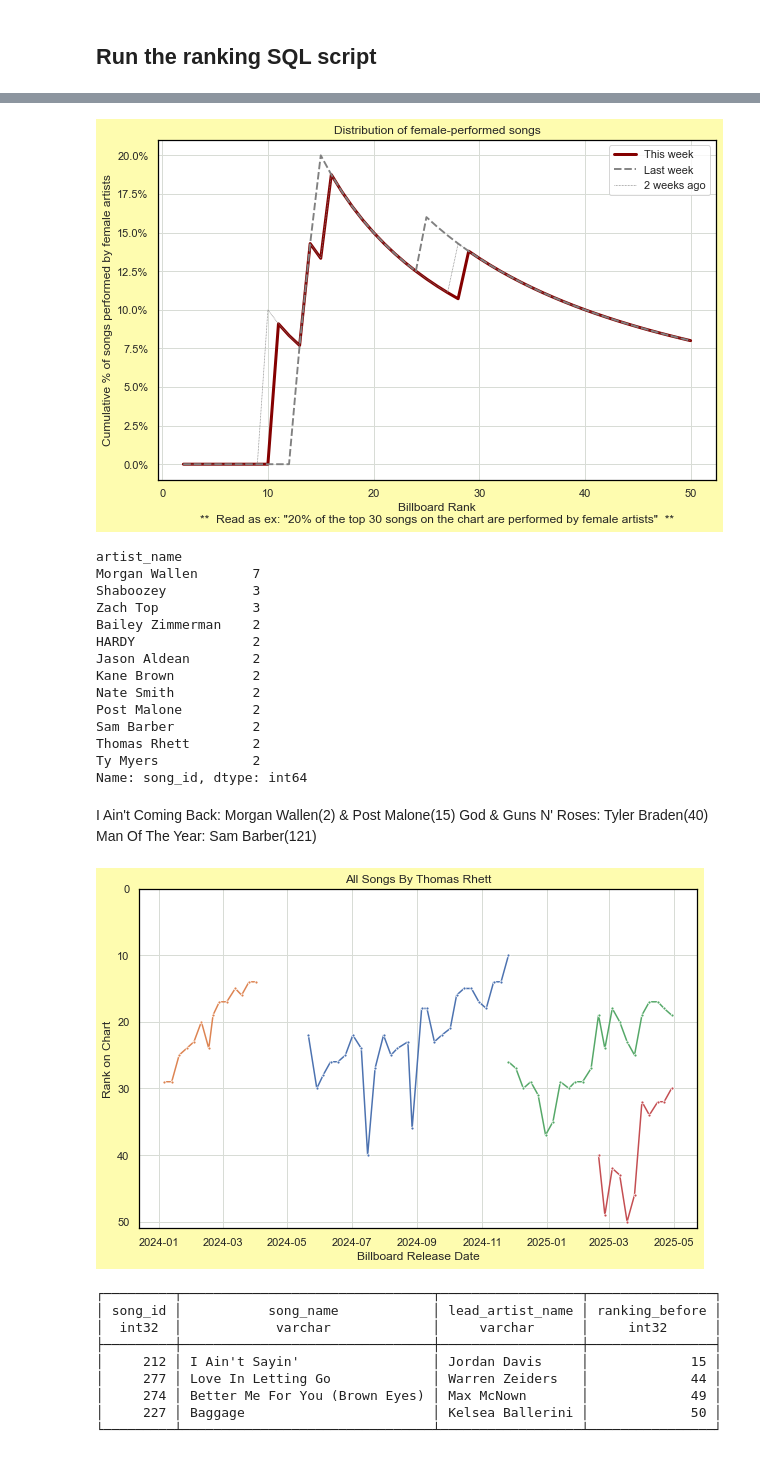
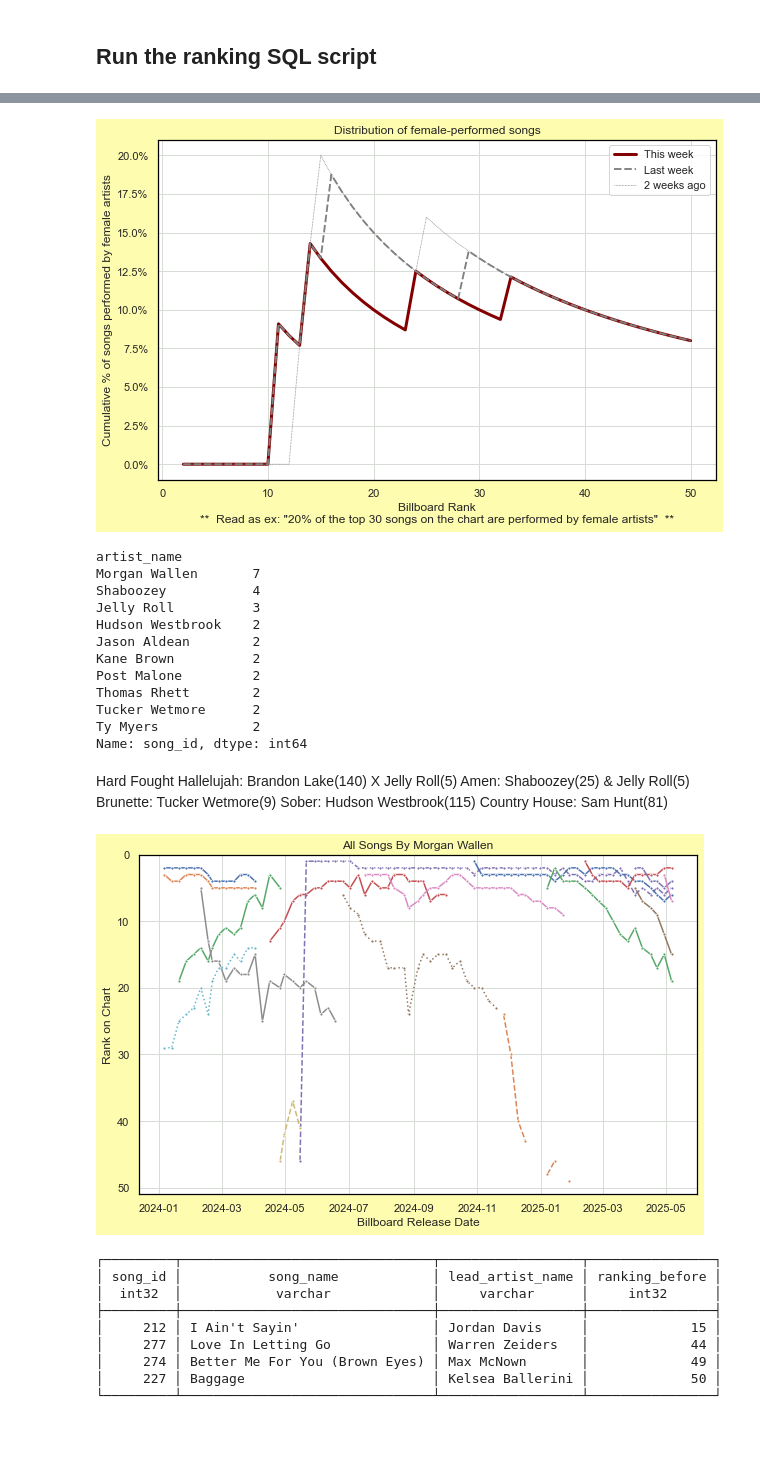
Before and after one commit to jwmanahan/billboard, a Jupyter notebook: add_new_week.ipynb, the cells around one changed output, grey strips where cells are left out. Cells and saved outputs as stored; diff of their text form; code cells hidden in the pictures.

```diff
--- a/add_new_week.ipynb
+++ b/add_new_week.ipynb
@@ -33,7 +33,7 @@ sns.set(
 # Change the billboard_observation_date!
 # %%
 current_date = date.today().strftime('%Y-%m-%d')
-billboard_observation_date = '2025-04-29'
+billboard_observation_date = '2025-05-06'
 # %%
 # Set up SQL connection
 %config SqlMagic.autopandas = True
@@ -746,7 +774,7 @@ plt.xlabel(
 plt.ylabel('Cumulative % of songs performed by female artists')
 graph.yaxis.set_major_formatter(mtick.StrMethodFormatter('{x:.1%}'))
 # %% [output]
-[figure, old version]
+[figure, new version]
 # %%
 credit_type_to_linestyle = {
     'Lead artist' : 'solid'
@@ -764,26 +792,26 @@ df_weeks_for_artist[
 # %% [output]
 artist_name
 Morgan Wallen       7
-Shaboozey           3
-Zach Top            3
-Bailey Zimmerman    2
-HARDY               2
+Shaboozey           4
+Jelly Roll          3
+Hudson Westbrook    2
 Jason Aldean        2
 Kane Brown          2
-Nate Smith          2
 Post Malone         2
-Sam Barber          2
 Thomas Rhett        2
+Tucker Wetmore      2
 Ty Myers            2
 Name: song_id, dtype: int64
 # %% [markdown]
-I Ain't Coming Back: Morgan Wallen(2) & Post Malone(15)
-God & Guns N' Roses: Tyler Braden(40)
-Man Of The Year: Sam Barber(121)
+Hard Fought Hallelujah: Brandon Lake(140) X Jelly Roll(5)
+Amen: Shaboozey(25) & Jelly Roll(5)
+Brunette: Tucker Wetmore(9)
+Sober: Hudson Westbrook(115)
+Country House: Sam Hunt(81)
 # %%
 # For now, manual artist name selection
 # TODO: Create charts for every artist on this week's chart at once
-artist_name = 'Thomas Rhett'
+artist_name = 'Morgan Wallen'
 
 df_weeks_this_artist = df_weeks_for_artist.query(
     f"artist_name == '{artist_name}'"
@@ -794,34 +822,34 @@ df_weeks_this_artist = df_weeks_for_artist.query(
 #     this_artist_id = input("Please input artist ID for differentiation")
 #     df_weeks_this_artist[
 #         df_weeks_this_artist[artist_id] == this_artist_id
 #     ]
 
 for _, row in df_weeks_this_artist.pivot( # TODO no pivot to support legend in char 'song_name'
     index = 'song_id'
     , columns = 'billboard_observation_date' #TODO: weeks ago
     , values = 'billboard_rank'
 ).fillna(
     np.inf # suppresses only if a different song is on the chart in any week within this song's gap
 ).iterrows():
     graph = sns.lineplot(
         data = row
         , linestyle = credit_type_to_linestyle[
             df_weeks_this_artist[
                 df_weeks_this_artist['song_id'] == row.name
             ].groupby('relationship_type').count().iloc[0].name
         ]
         , marker = '.'
     )
 
 graph.set(
     title = f'All Songs By {artist_name}'
     , xlabel = 'Billboard Release Date' # Really observation date (for now)
     , ylabel = 'Rank on Chart'
     , ylim = [0, 51]
 )
 graph.axes.invert_yaxis()
 # %% [output]
-[figure, old version]
+[figure, new version]
 # %%
 # TODO: Set comparison_observation_date as num weeks back, not specific date
 current_observation_date = billboard_observation_date
```
Also changed, not shown: parts of 22 cells of this notebook, 5 other files.
